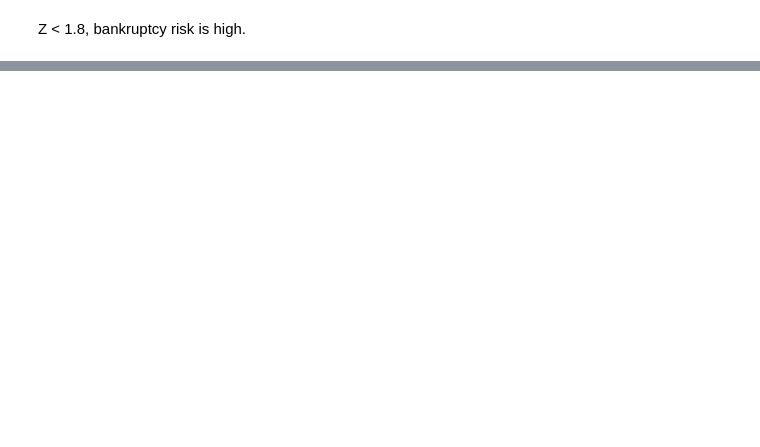
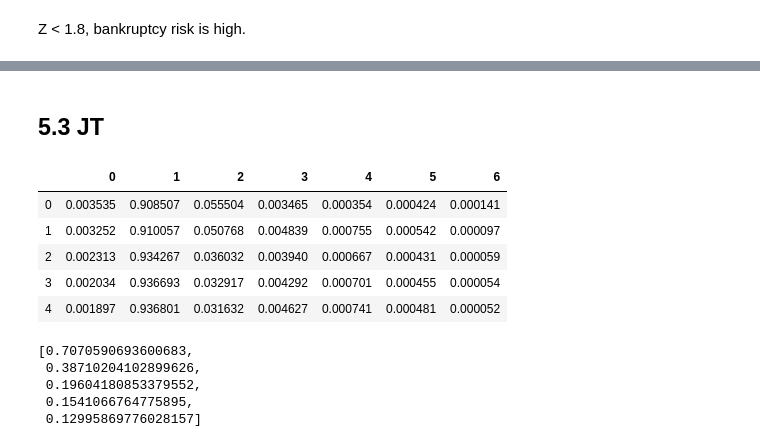
Before and after one commit to amiller135/CRM_fordham_hws, a Jupyter notebook: HW1_CRM.ipynb, the cells around one changed output, grey strips where cells are left out. Saved outputs shown, nothing was run; the diff lists cells and outputs as text; code cells hidden in the pictures; blank space fills up the shorter version.

```diff
--- a/HW1_CRM.ipynb
+++ b/HW1_CRM.ipynb
@@ -23,0 +76,4 @@ from scipy.optimize import fsolve
+# %%
+gs_oas_df = pd.read_csv("BAMLC0A3CA.csv")
+gs_spread = np.array(gs_oas_df[-5:]["BAMLC0A3CA"])/100
+gs_spread
@@ -458,0 +647,24 @@ gs_dict_profile
+# %% [markdown]
+## 5.3 JT
+# %%
+gs_risk_neutral_transition,gs_pi = JT.solve_pi(spread=gs_spread,
+                                               rf_rates=rf_df,
+                                               lst_transitions=JT.transitions_matrices,
+                                               rating='AA')
+# %%
+pd.DataFrame(gs_risk_neutral_transition)
+# %% [output]
+|  | 0 | 1 | 2 | 3 | 4 | 5 | 6 |
+| 0 | 0.003535 | 0.908507 | 0.055504 | 0.003465 | 0.000354 | 0.000424 | 0.000141 |
+| 1 | 0.003252 | 0.910057 | 0.050768 | 0.004839 | 0.000755 | 0.000542 | 0.000097 |
+| 2 | 0.002313 | 0.934267 | 0.036032 | 0.003940 | 0.000667 | 0.000431 | 0.000059 |
+| 3 | 0.002034 | 0.936693 | 0.032917 | 0.004292 | 0.000701 | 0.000455 | 0.000054 |
+| 4 | 0.001897 | 0.936801 | 0.031632 | 0.004627 | 0.000741 | 0.000481 | 0.000052 |
+# %%
+gs_pi
+# %% [output]
+[0.7070590693600683,
+ 0.38710204102899626,
+ 0.19604180853379552,
+ 0.1541066764775895,
+ 0.12995869776028157]
```
Also changed, not shown: parts of 56 cells of this notebook, 2 other files.
